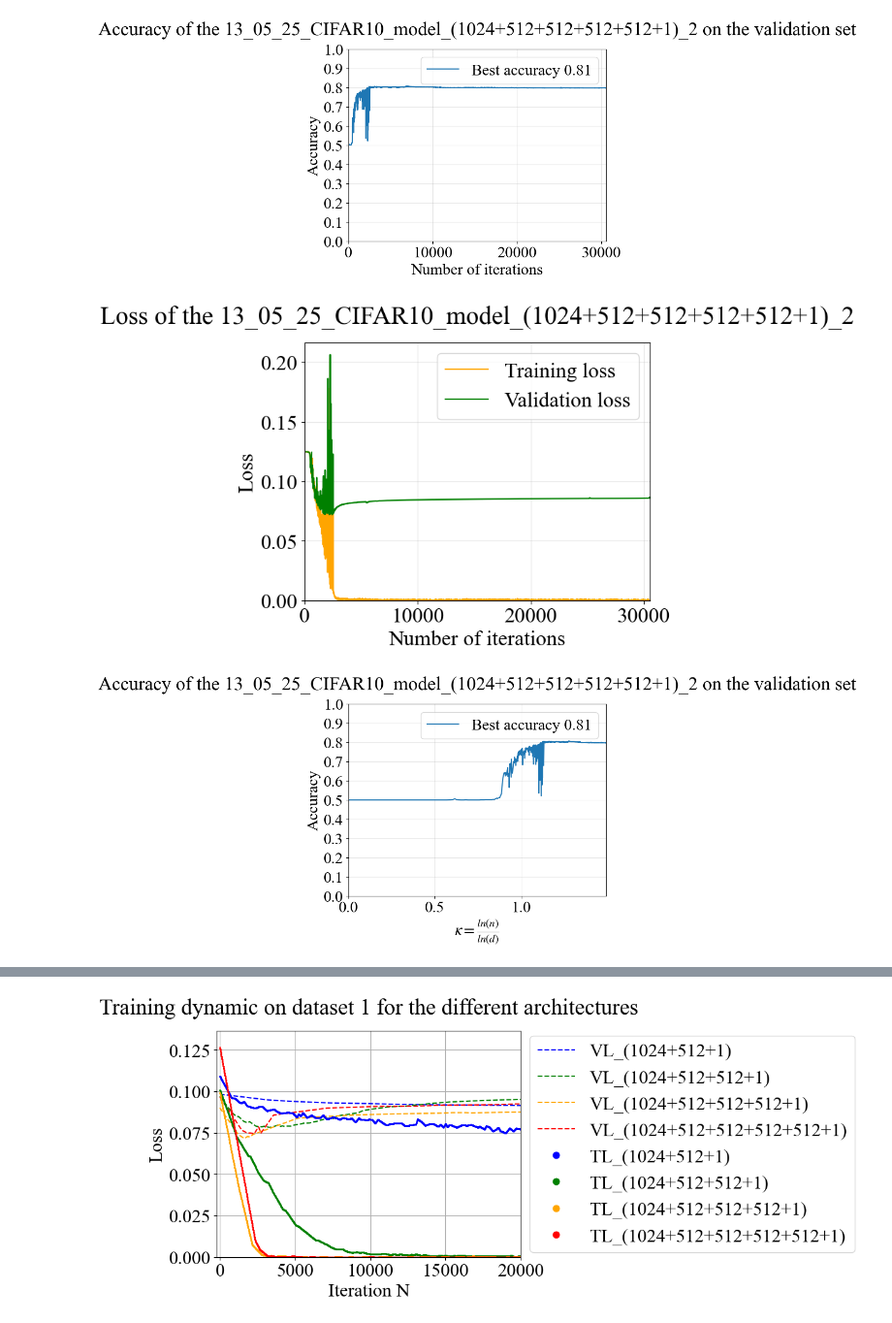
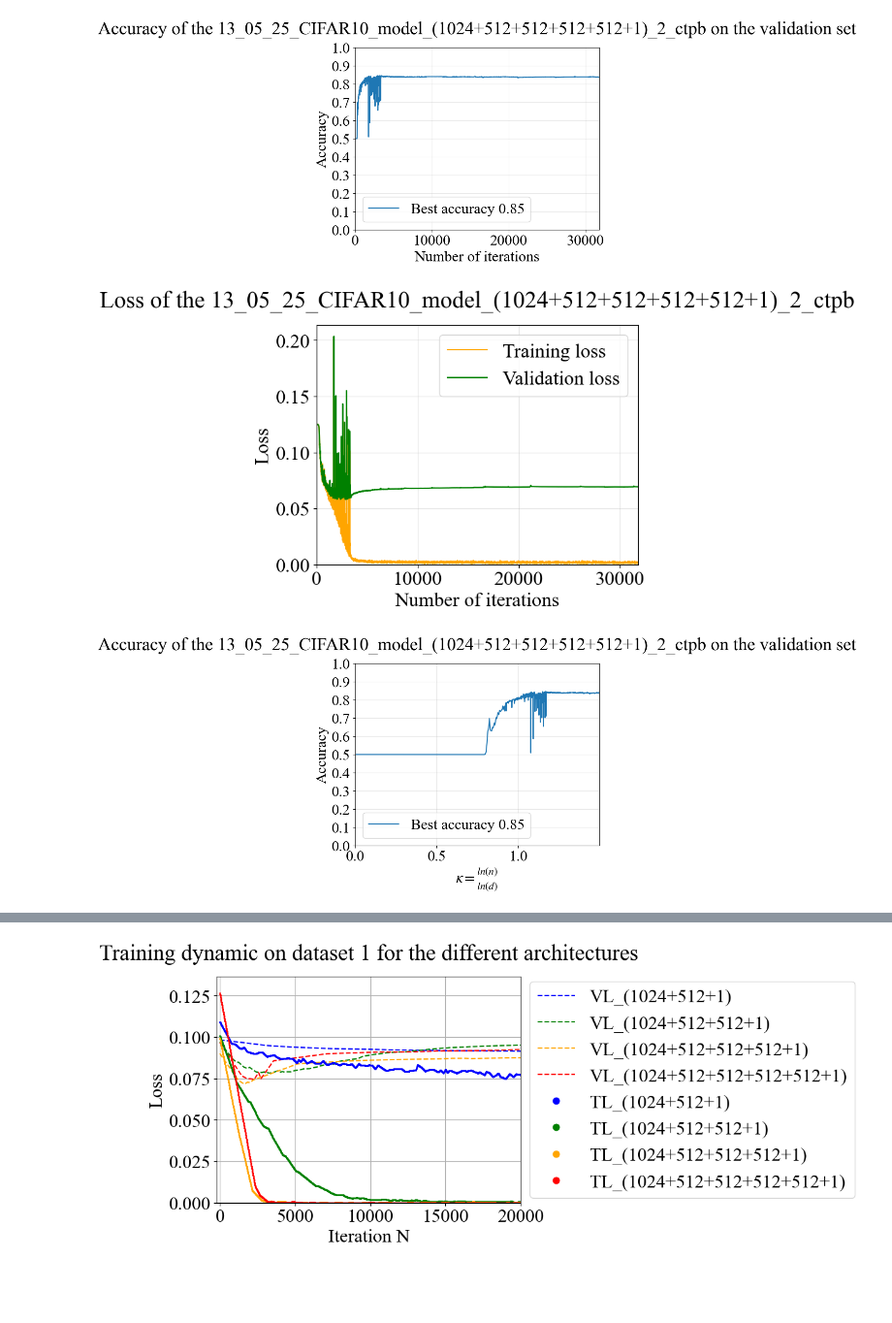
Before and after one commit to HugoVidal1/Stage_P3A_IdePHICS, a Jupyter notebook: CIFAR-10/classifiers_constructor.ipynb, the cells around one changed output, grey strips where cells are left out. Shown at 97% size. Cells and saved outputs as stored; diff of their text form; code cells hidden in the pictures; blank space fills up the shorter version.

Commit message:
Add : Post-processed datas to compare overfitting between models + New models

```diff
--- a/CIFAR-10/classifiers_constructor.ipynb
+++ b/CIFAR-10/classifiers_constructor.ipynb
@@ -76,8 +76,8 @@ if class_binary_reduction :
     # classe1 = [1, 3, 4]  # elk, truck, dog
     # classe2 = [5, 7, 9]  # horse, car, cat
 
-    classe1 = [1]  # elk
-    classe2 = [0]  # horse
+    classe1 = [1, 9]  # elk
+    classe2 = [0, 8]  # horse
 
     # Création des masques pour les échantillons appartenant à ces classes
     mask_classe1_train = y_train[:, classe1].sum(dim=1) > 0  # True si appartient à classe1
@@ -1281,5 +1339,5 @@ binary_model_4_layer_extreme_trained.train_layers(x_train, y_train, x_valid, y_v
 # %%
 binary_model_5_layer = binary_classification_five_layer_NN(1024, 512, 512, 512, 512, eps_init = 5e-2)
 # %%
-binary_model_5_layer.train_layers(x_train, y_train, x_valid, y_valid, 2.36, 1e-2, 5e8, 0, 0, 0, 0, 0, 1, 0.2, 10, True, True, True, True, True, 0)
+binary_model_5_layer.train_layers(x_train, y_train, x_valid, y_valid, 2.46, 1e-2, 5e8, 0, 0, 0, 0, 0, 1, 0.2, 10, True, True, True, True, True, 0)
 # %% [output]
@@ -1414,7 +1377,7 @@ date = "13_05_25"
 if save :
     # Save the model
     model = binary_model_5_layer
-    model_name = date + '_CIFAR10_model_(1024+512+512+512+512+1)_2' #
+    model_name = date + '_CIFAR10_model_(1024+512+512+512+512+1)_2_ctpb' #
     save_path = "Classifiers/" + date + '/' + model_name + '/'
     os.makedirs(save_path, exist_ok=True)
     torch.save(model , save_path + model_name + ".pt")
@@ -1472,33 +1435,33 @@ if save :
     plt.title("Accuracy of the " + model_name + " on the validation set", pad = 20)
     plt.legend()
     plt.savefig(save_path + "figures/kappa_accuracy_of_" + model_name + ".png", bbox_inches='tight')
     plt.savefig(save_path + "figures/kappa_accuracy_of_" + model_name + ".svg", bbox_inches='tight')
     data = np.column_stack((kappa, model.accuracy_trajectory))
     np.savetxt(save_path + "figures/kappa_accuracy_" + model_name + ".txt", data, delimiter=",", header="kappa, accuracy")
     plt.show()
 
     # Plot training and validation loss
     kappa = [np.log(n)/np.log(model.input_dimension) for n in np.linspace(1, len(model.training_loss_trajectory)*model.observation_rate, len(model.training_loss_trajectory))]
     plt.plot(kappa, model.training_loss_trajectory, label = "Training loss", color = "orange")
     plt.plot(kappa, model.validation_loss_trajectory, label = "Validation loss", color = "green")
     plt.xlim(0, np.max(kappa))
     plt.ylim(0, np.max([np.nan_to_num(model.training_loss_trajectory,nan=0), np.nan_to_num(model.validation_loss_trajectory, nan=0)])+0.01)
     plt.xlabel(r"$\kappa  = \frac{ln(n)}{ln(d)}$")
     plt.ylabel("Loss")
     plt.grid(alpha=0.3)
     plt.title("Loss of the " + model_name, pad = 20)
     plt.legend()
     plt.savefig(save_path + "figures/kappa_loss_of_" + model_name + ".png", bbox_inches='tight')
     plt.savefig(save_path + "figures/kappa_loss_of_" + model_name + ".svg", bbox_inches='tight')
     data_training = np.column_stack((kappa, model.training_loss_trajectory))
     np.savetxt(save_path + "figures/kappa_loss_training_" + model_name + ".txt", data_training, delimiter=",", header="kappa, training_loss")
     data_validation = np.column_stack((kappa, model.validation_loss_trajectory))
     np.savetxt(save_path + "figures/kappa_loss_validation_" + model_name + ".txt", data_validation, delimiter=",", header="kappa, validation_loss")
     plt.show()
 
 else:
     print("No save")
 # %% [output]
-[figure, old version]
+[figure, new version]
-[figure, old version]
+[figure, new version]
-[figure, old version]
+[figure, new version]
```
Also changed, not shown: parts of 15 cells of this notebook, 7 other files.
